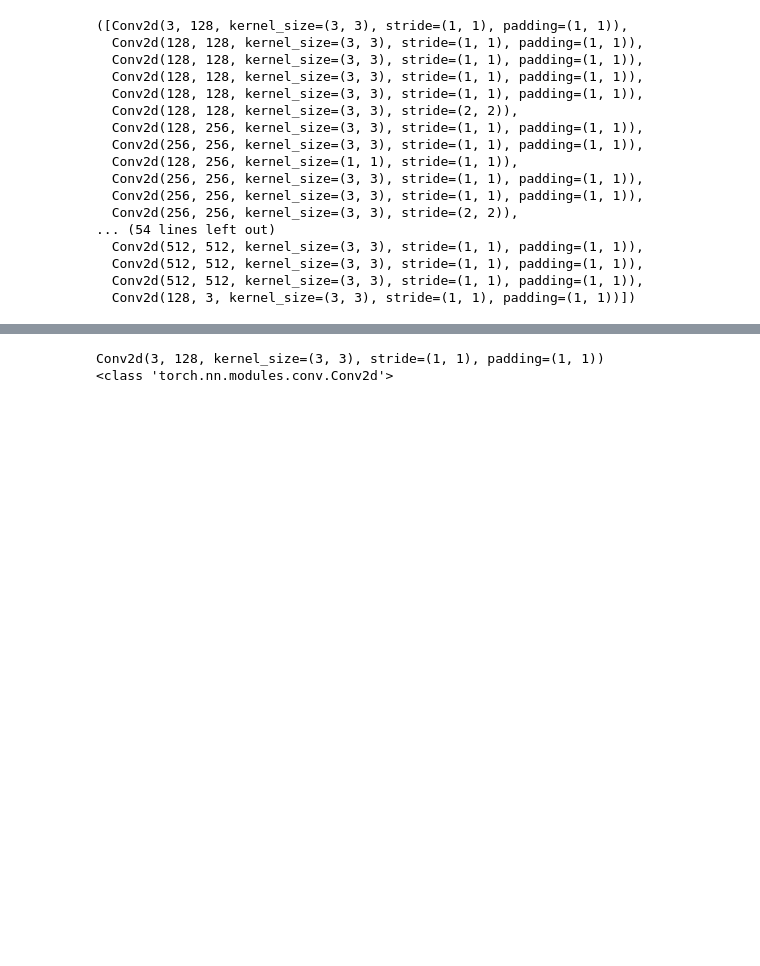
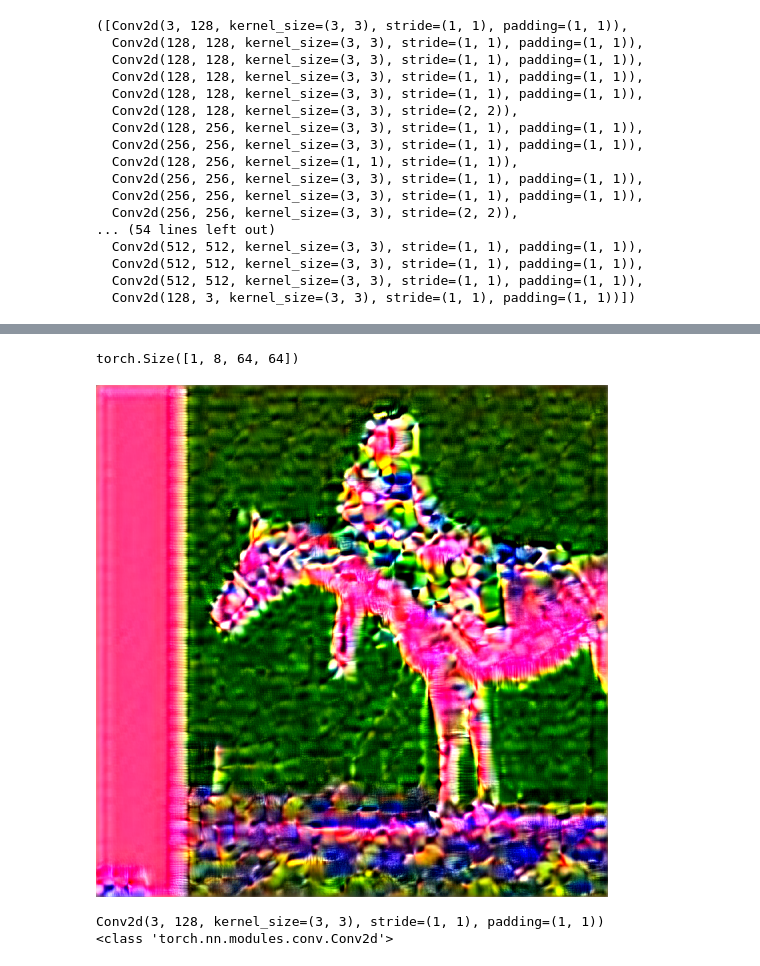
Before and after one commit to optiml-z/sparsegpt_minimal, a Jupyter notebook: sparsegpt_study_SD.ipynb, the cells around one changed output, grey strips where cells are left out. Drawn from its saved outputs; the diff is of its cells as text; code cells hidden in the pictures; blank space fills up the shorter version.

```diff
--- a/sparsegpt_study_SD.ipynb
+++ b/sparsegpt_study_SD.ipynb
@@ -126,3 +132,17 @@ image
+# %%
+encoded_image = vae.encoder(image)
+encoded_image.shape
+# %% [output]
+torch.Size([1, 8, 64, 64])
+# %%
+decoded_image = vae.decoder(encoded_image[:, :4, :, :])
+# out2 = vae.decoder(encoded_image[:, 4:, :, :])
+# %%
+image_cpu2 = Image.fromarray(img2cpu(decoded_image))
+# %%
+image_cpu2
+# %% [output]
+[figure, added]
 # %%
 
 class SparseGPT:
```
Also changed, not shown: parts of 4 cells of this notebook, 2 other files.
